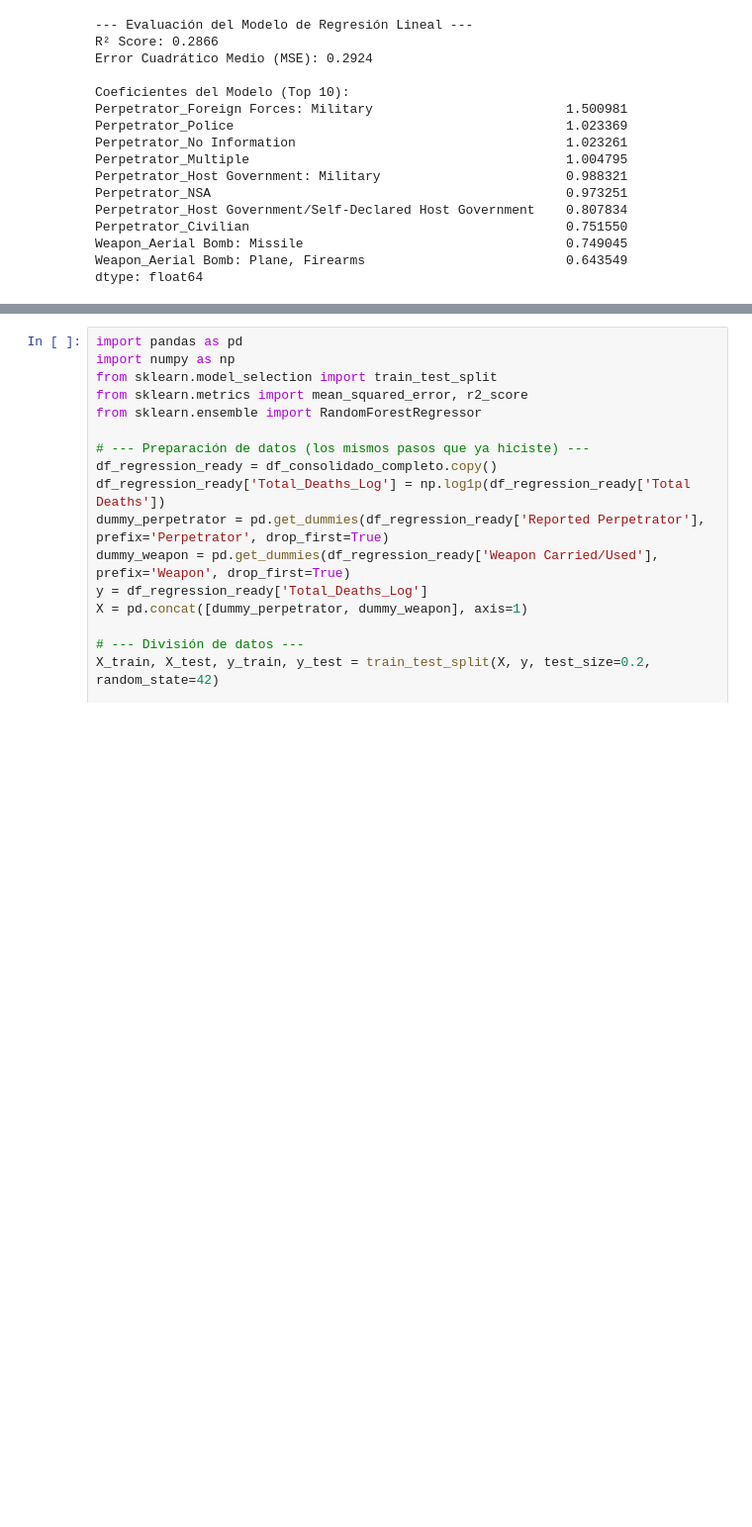
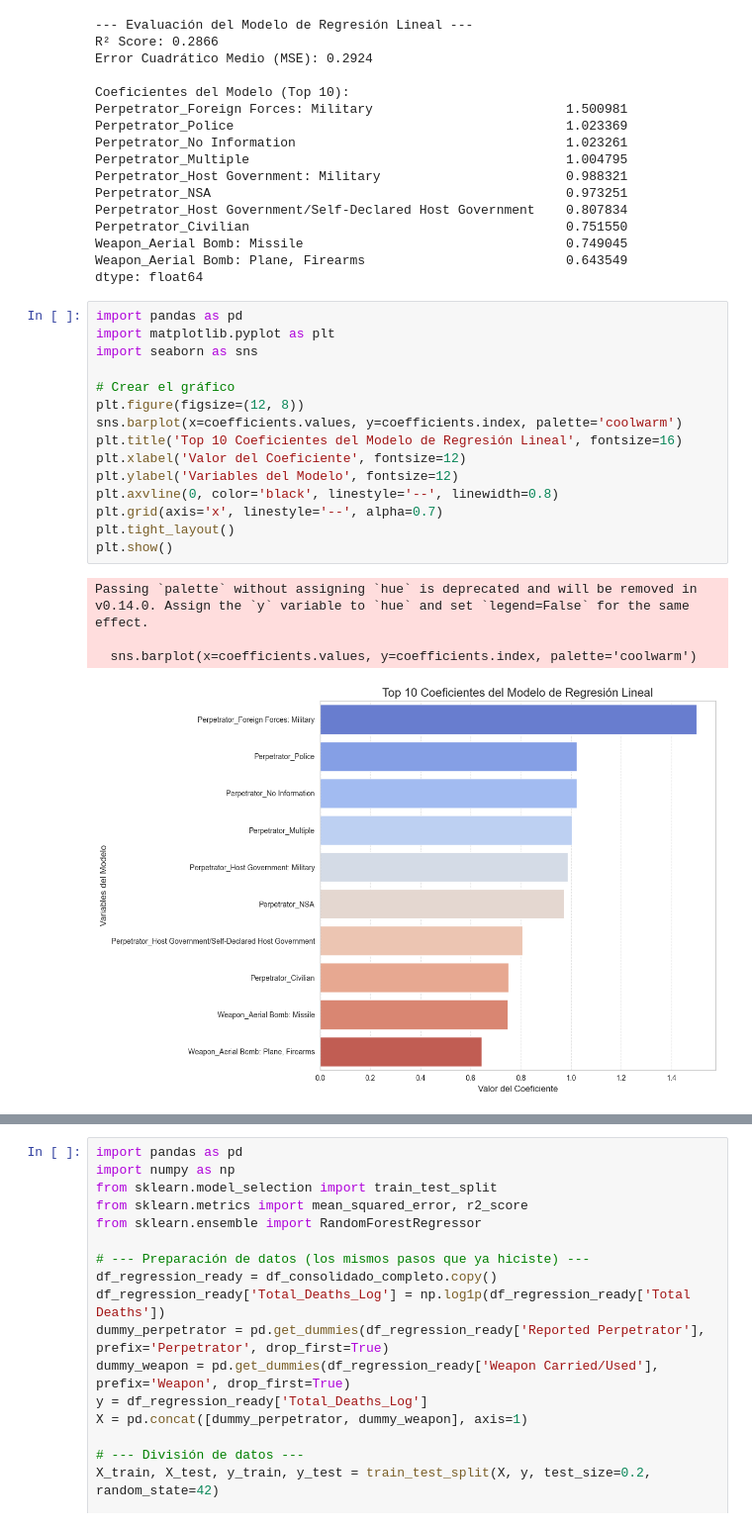
Before and after one commit to HugoAguilarReyna/Humanitarian-Data-Exchange-HDX-2025, a Jupyter notebook: mexvidama04actgr.ipynb, the cells around one changed output, grey strips where cells are left out. Shown: that part at 99% size. Cells and saved outputs as stored; diff of their text form; blank space fills up the shorter version.

```diff
--- a/mexvidama04actgr.ipynb
+++ b/mexvidama04actgr.ipynb
@@ -489,4 +551,24 @@ Perpetrator_Civilian                                         0.751550
 Weapon_Aerial Bomb: Missile                                  0.749045
 Weapon_Aerial Bomb: Plane, Firearms                          0.643549
 dtype: float64
+# %%
+import pandas as pd
+import matplotlib.pyplot as plt
+import seaborn as sns
+
+# Crear el gráfico
+plt.figure(figsize=(12, 8))
+sns.barplot(x=coefficients.values, y=coefficients.index, palette='coolwarm')
+plt.title('Top 10 Coeficientes del Modelo de Regresión Lineal', fontsize=16)
+plt.xlabel('Valor del Coeficiente', fontsize=12)
+plt.ylabel('Variables del Modelo', fontsize=12)
+plt.axvline(0, color='black', linestyle='--', linewidth=0.8)
+plt.grid(axis='x', linestyle='--', alpha=0.7)
+plt.tight_layout()
+plt.show()
+# %% [output]
+Passing `palette` without assigning `hue` is deprecated and will be removed in v0.14.0. Assign the `y` variable to `hue` and set `legend=False` for the same effect.
+
+  sns.barplot(x=coefficients.values, y=coefficients.index, palette='coolwarm')
+[figure, added]
 # %% [markdown]
```
Also changed, not shown: parts of 26 cells of this notebook.
